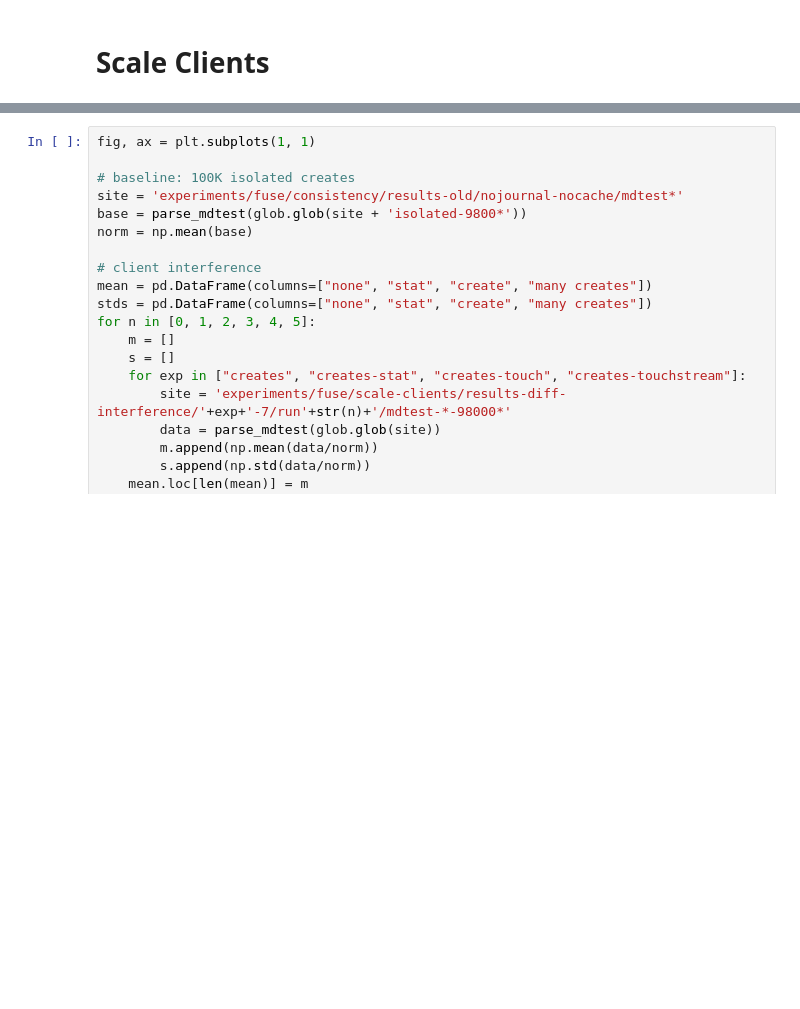
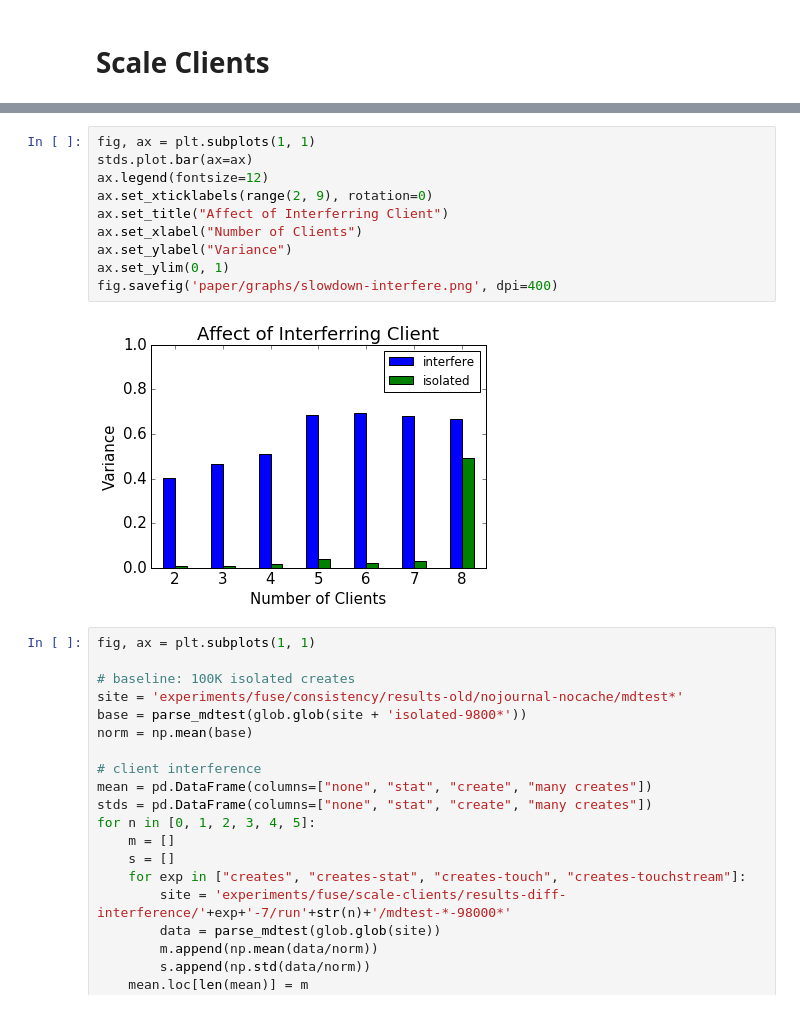
Before and after one commit to michaelsevilla/anonymous-popper, a Jupyter notebook: viz-consistency.ipynb, the cells around one changed output, grey strips where cells are left out. Drawn from its saved outputs; the diff is of its cells as text; blank space fills up the shorter version.

```diff
--- a/viz-consistency.ipynb
+++ b/viz-consistency.ipynb
@@ -172,3 +183,15 @@ fig.savefig('paper/graphs/slowdown-interfere.png', dpi=400)
+# %%
+fig, ax = plt.subplots(1, 1)
+stds.plot.bar(ax=ax)
+ax.legend(fontsize=12)
+ax.set_xticklabels(range(2, 9), rotation=0)
+ax.set_title("Affect of Interferring Client")
+ax.set_xlabel("Number of Clients")
+ax.set_ylabel("Variance")
+ax.set_ylim(0, 1)
+fig.savefig('paper/graphs/slowdown-interfere.png', dpi=400)
+# %% [output]
+[figure, added]
 # %%
 fig, ax = plt.subplots(1, 1)
 
```
Also changed, not shown: parts of 2 cells of this notebook, 12 other files.
